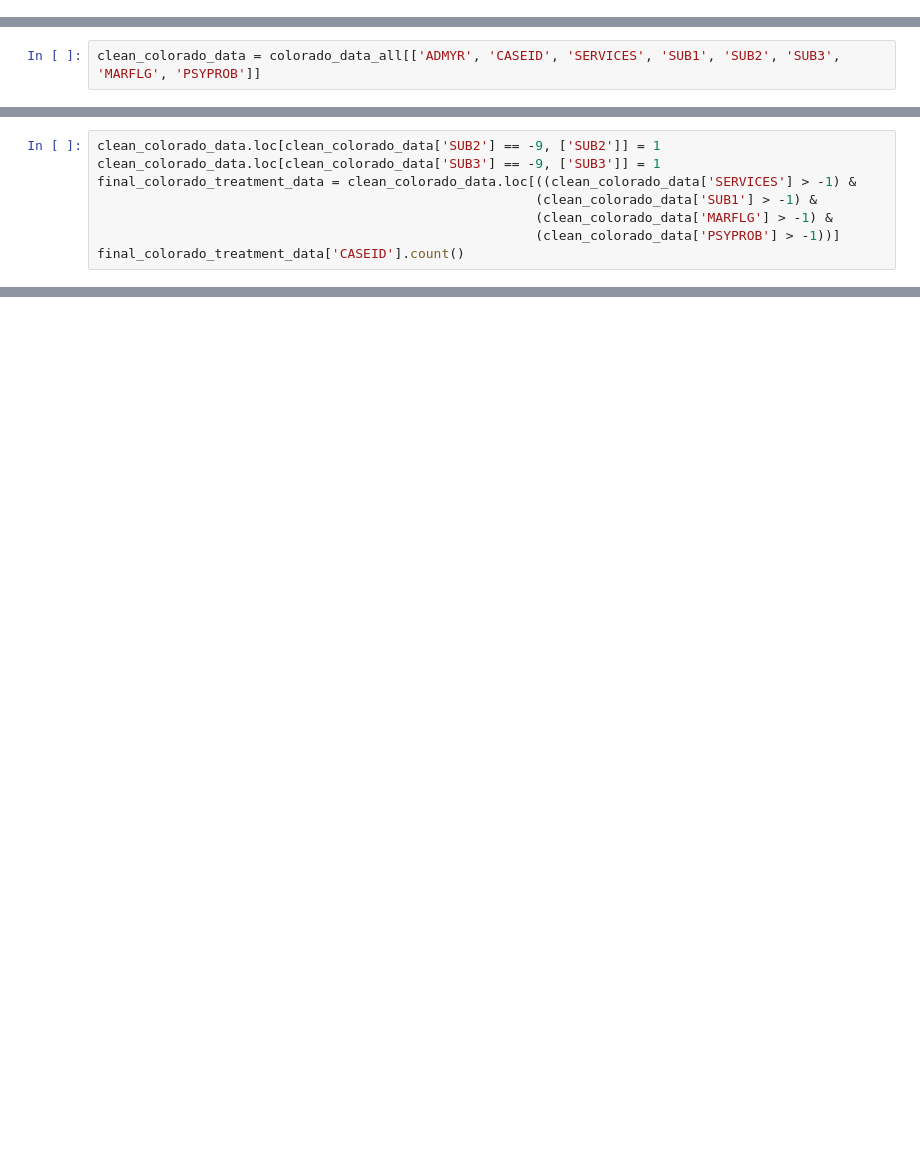
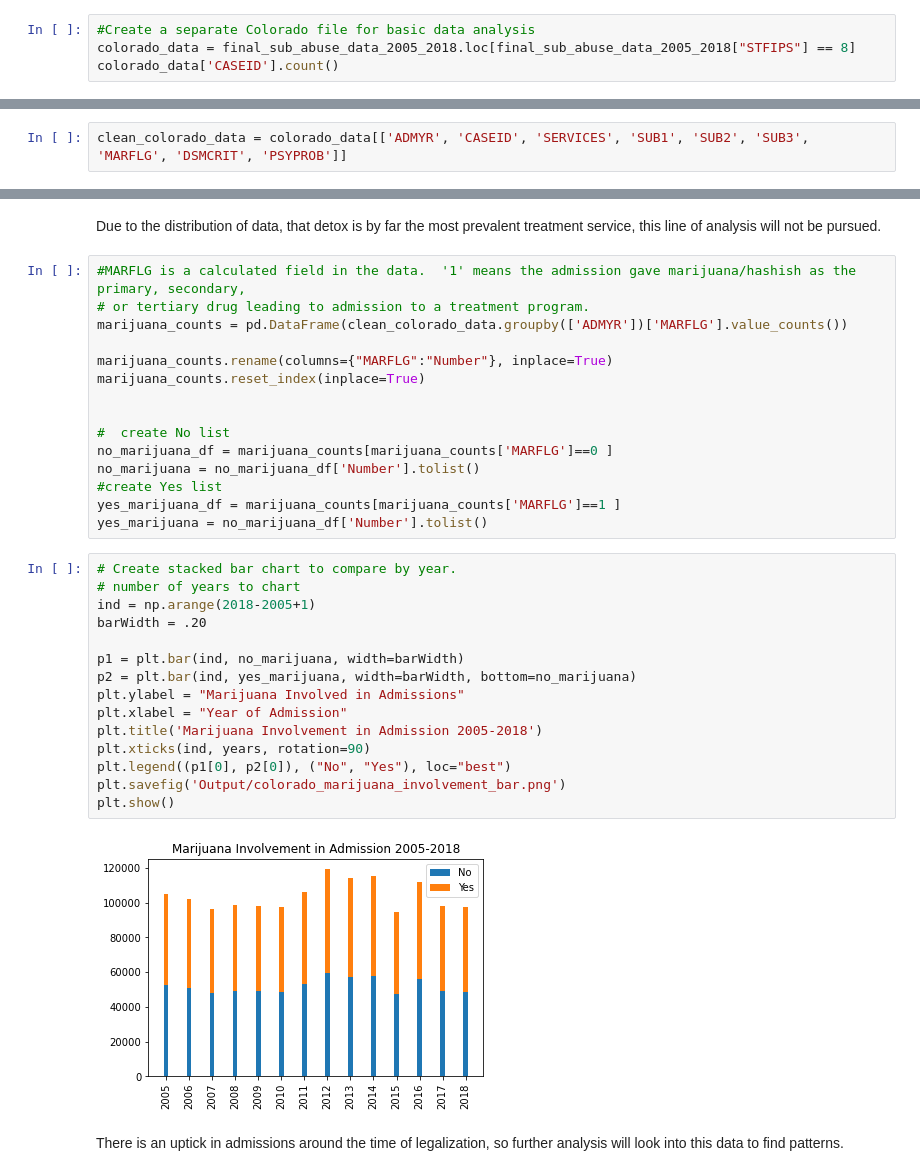
Before and after one commit to julieheadlee/bootcamp_quad, a Jupyter notebook: Colorado_cannabis_data_exploration_cleanup.ipynb, the cells around one changed output, grey strips where cells are left out. Cells and saved outputs as stored; diff of their text form; blank space fills up the shorter version.

```diff
--- a/Colorado_cannabis_data_exploration_cleanup.ipynb
+++ b/Colorado_cannabis_data_exploration_cleanup.ipynb
@@ -51,0 +75,4 @@ colorado_data_all['CASEID'].count()
+# %%
+#Create a separate Colorado file for basic data analysis
+colorado_data = final_sub_abuse_data_2005_2018.loc[final_sub_abuse_data_2005_2018["STFIPS"] == 8]
+colorado_data['CASEID'].count()
@@ -77,2 +106,2 @@ colorado_data_all.head()
 # %%
-clean_colorado_data = colorado_data_all[['ADMYR', 'CASEID', 'SERVICES', 'SUB1', 'SUB2', 'SUB3', 'MARFLG', 'PSYPROB']]
+clean_colorado_data = colorado_data[['ADMYR', 'CASEID', 'SERVICES', 'SUB1', 'SUB2', 'SUB3', 'MARFLG', 'DSMCRIT', 'PSYPROB']]
@@ -96,8 +120,0 @@ Previous analysis revealed no explicitly missing values in the data ('NaT' or 'N
-# %%
-clean_colorado_data.loc[clean_colorado_data['SUB2'] == -9, ['SUB2']] = 1
-clean_colorado_data.loc[clean_colorado_data['SUB3'] == -9, ['SUB3']] = 1
-final_colorado_treatment_data = clean_colorado_data.loc[((clean_colorado_data['SERVICES'] > -1) &
-                                                        (clean_colorado_data['SUB1'] > -1) &
-                                                        (clean_colorado_data['MARFLG'] > -1) &
-                                                        (clean_colorado_data['PSYPROB'] > -1))]
-final_colorado_treatment_data['CASEID'].count()
@@ -108,0 +229,36 @@ final_colorado_treatment_data.to_csv('data/clean_substance_treatment_data.csv')
+# %% [markdown]
+Due to the distribution of data, that detox is by far the most prevalent treatment service, this line of analysis will not be pursued.
+# %%
+#MARFLG is a calculated field in the data.  '1' means the admission gave marijuana/hashish as the primary, secondary,
+# or tertiary drug leading to admission to a treatment program.
+marijuana_counts = pd.DataFrame(clean_colorado_data.groupby(['ADMYR'])['MARFLG'].value_counts())
+
+marijuana_counts.rename(columns={"MARFLG":"Number"}, inplace=True)
+marijuana_counts.reset_index(inplace=True)
+
+
+#  create No list
+no_marijuana_df = marijuana_counts[marijuana_counts['MARFLG']==0 ]
+no_marijuana = no_marijuana_df['Number'].tolist()
+#create Yes list
+yes_marijuana_df = marijuana_counts[marijuana_counts['MARFLG']==1 ]
+yes_marijuana = no_marijuana_df['Number'].tolist()
+# %%
+# Create stacked bar chart to compare by year.
+# number of years to chart
+ind = np.arange(2018-2005+1)
+barWidth = .20
+
+p1 = plt.bar(ind, no_marijuana, width=barWidth)
+p2 = plt.bar(ind, yes_marijuana, width=barWidth, bottom=no_marijuana)
+plt.ylabel = "Marijuana Involved in Admissions"
+plt.xlabel = "Year of Admission"
+plt.title('Marijuana Involvement in Admission 2005-2018')
+plt.xticks(ind, years, rotation=90)
+plt.legend((p1[0], p2[0]), ("No", "Yes"), loc="best")
+plt.savefig('Output/colorado_marijuana_involvement_bar.png')
+plt.show()
+# %% [output]
+[figure, added]
+# %% [markdown]
+There is an uptick in admissions around the time of legalization, so further analysis will look into this data to find patterns.
```
Also changed, not shown: parts of 48 cells of this notebook, 31 other files.
